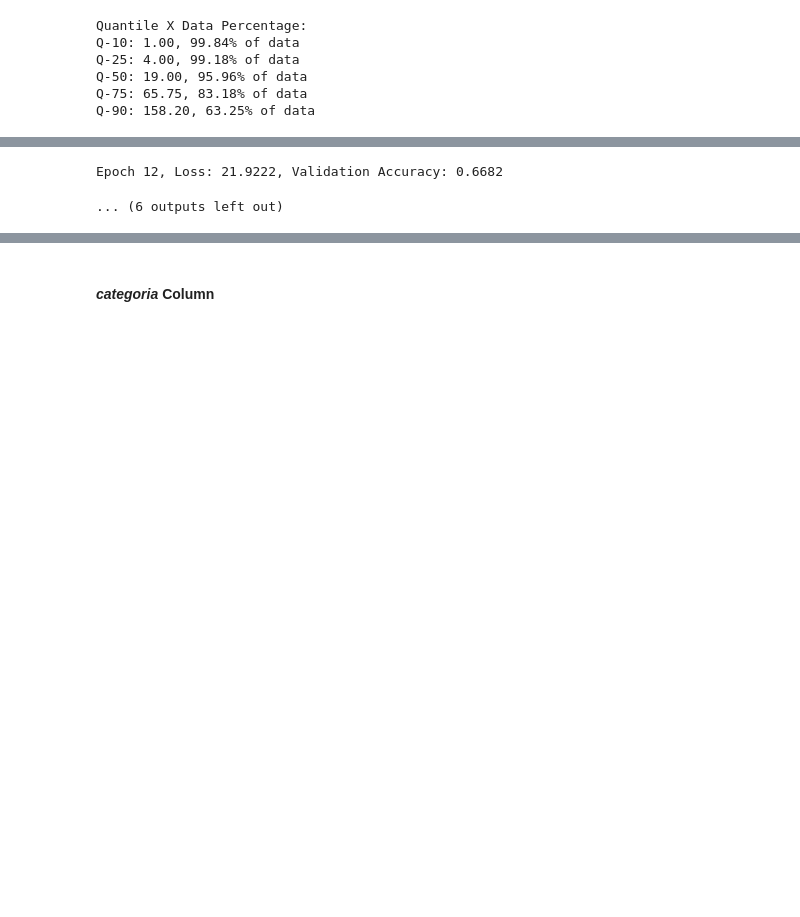
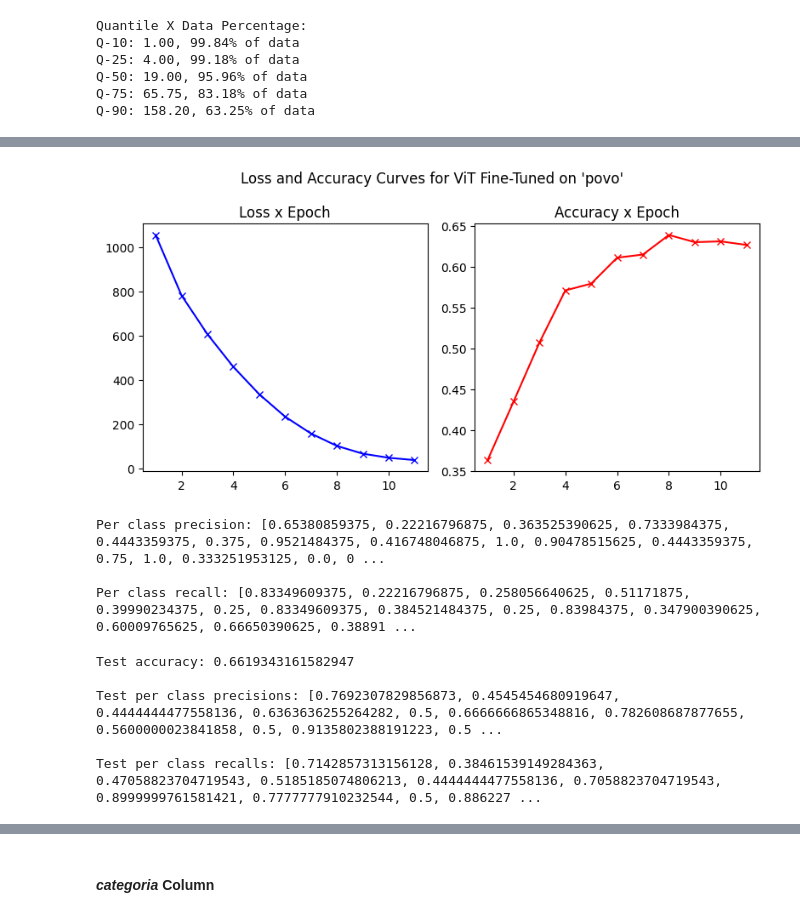
Before and after one commit to Luizerko/indigenous_clusters_and_communities, a Jupyter notebook: indigenous_project/tainacan_collection/image_clustering.ipynb, the cells around one changed output, grey strips where cells are left out. Saved outputs shown, nothing was run; the diff lists cells and outputs as text; code cells hidden in the pictures; blank space fills up the shorter version.

```diff
--- a/indigenous_project/tainacan_collection/image_clustering.ipynb
+++ b/indigenous_project/tainacan_collection/image_clustering.ipynb
@@ -170,9 +172,19 @@ povo_class_weights = compute_class_weights(filtered_categories, labels_minority,
 # %%
 # import training_utils
 # importlib.reload(training_utils)
+import random
 from training_utils import execute_train_test
 import torch.nn as nn
 import torch.optim as optim
+
+# Recreating datasets for proper testing
+povo_test_labels_aux = random.sample(list(povo_labels), int(0.1*len(povo_labels)))
+povo_test_labels = {}
+for key in povo_test_labels_aux:
+    povo_test_labels[key] = povo_labels[key]
+    del povo_labels[key]
+povo_train_val_dataset = ImageDataset(povo_labels, transform=transform, augment=False)
+povo_test_dataset = ImageDataset(povo_test_labels, transform=transform, augment=False)
 
 # Setting-up training, executing training and then running tests
 batch_size = 32
@@ -184,7 +196,7 @@ opt = optim.Adam(model.parameters(), lr=5e-5, weight_decay=1e-5)
 model_name = 'vit_povo'
 column_name = 'povo'
 
-execute_train_test(povo_dataset, device, batch_size, epochs, num_classes, model, \
-                   criterion, opt, model_name, column_name)
+execute_train_test(povo_train_val_dataset, povo_test_dataset, device, batch_size, epochs, \
+                   num_classes, model, criterion, opt, model_name, column_name)
 # %% [output]
 Best model saved at epoch 1
@@ -211,5 +221,12 @@ Epoch 11, Loss: 31.5666, Validation Accuracy: 0.6765
+[figure, added]
-Epoch 12, Loss: 21.9222, Validation Accuracy: 0.6682
+Per class precision: [0.65380859375, 0.22216796875, 0.363525390625, 0.7333984375, 0.4443359375, 0.375, 0.9521484375, 0.416748046875, 1.0, 0.90478515625, 0.4443359375, 0.75, 1.0, 0.333251953125, 0.0, 0 ...
+
+Per class recall: [0.83349609375, 0.22216796875, 0.258056640625, 0.51171875, 0.39990234375, 0.25, 0.83349609375, 0.384521484375, 0.25, 0.83984375, 0.347900390625, 0.60009765625, 0.66650390625, 0.38891 ...
-... (6 outputs left out)
+Test accuracy: 0.6619343161582947
+
+Test per class precisions: [0.7692307829856873, 0.4545454680919647, 0.4444444477558136, 0.6363636255264282, 0.5, 0.6666666865348816, 0.782608687877655, 0.5600000023841858, 0.5, 0.9135802388191223, 0.5 ...
+
+Test per class recalls: [0.7142857313156128, 0.38461539149284363, 0.47058823704719543, 0.5185185074806213, 0.4444444477558136, 0.7058823704719543, 0.8999999761581421, 0.7777777910232544, 0.5, 0.886227 ...
 # %%
 # Cleaning up memory
 clean_mem([model])
```
Also changed, not shown: parts of 13 cells of this notebook, 2 other files.
